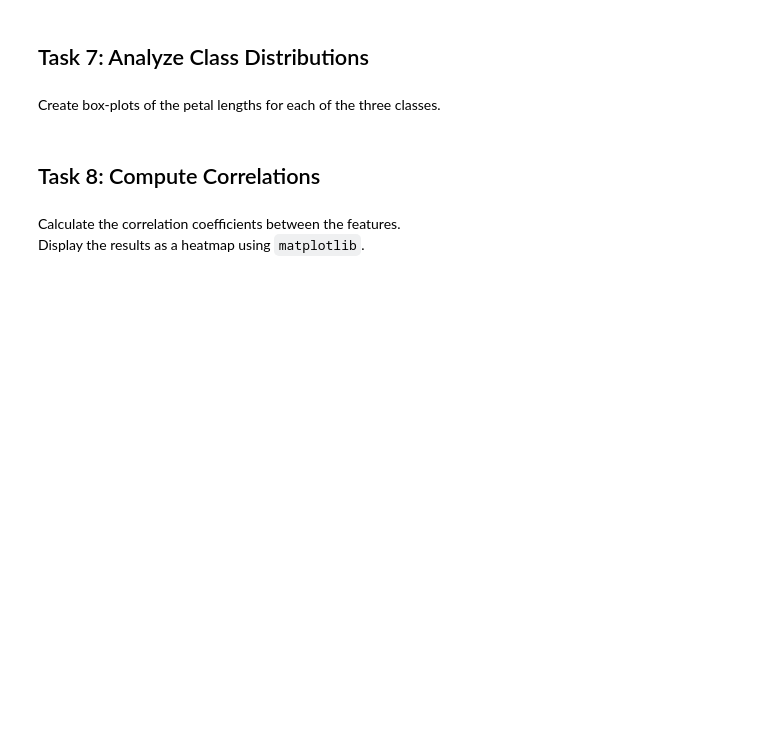
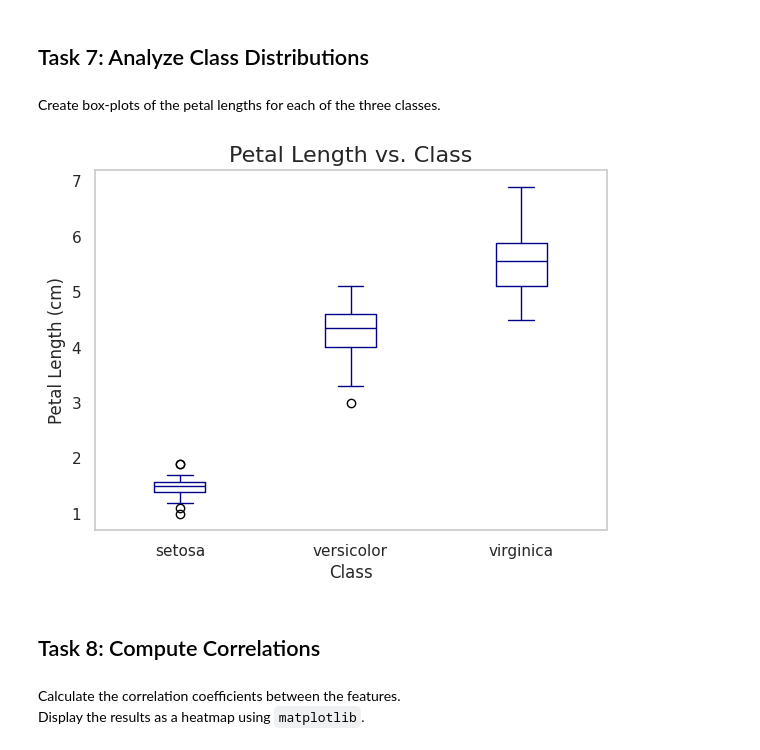
Before and after one commit to Glogover/principles_of_data_analytics, a Jupyter notebook: tasks.ipynb, the cells around one changed output. Drawn from its saved outputs; the diff is of its cells as text; code cells hidden in the pictures; blank space fills up the shorter version.

```diff
--- a/tasks.ipynb
+++ b/tasks.ipynb
@@ -608,6 +614,26 @@ plt.show()
 ## Task 7: Analyze Class Distributions
 # %% [markdown]
 Create box-plots of the petal lengths for each of the three classes.
+# %%
+# Map target numbers to custom class names
+label_map = {0: 'setosa', 1: 'versicolor', 2: 'virginica'}
+
+# Assign target values to the DataFrame
+df['target'] = data['target']
+
+# Map the target numbers to class names
+df['target'] = df['target'].map(label_map)
+
+# Box-plots of the petal lengths for each of the three classes.
+
+df.boxplot(column='petal length (cm)', by='target', grid=False, color='darkblue')
+plt.title('Petal Length vs. Class', fontsize=16)
+plt.suptitle('')  # Remove the default suptitle added by pandas
+plt.xlabel('Class', fontsize=12)
+plt.ylabel('Petal Length (cm)', fontsize=12)
+plt.show()
+# %% [output]
+[figure, added]
 # %% [markdown]
 ## Task 8: Compute Correlations
 # %% [markdown]
```
Also changed, not shown: parts of 4 cells of this notebook.
